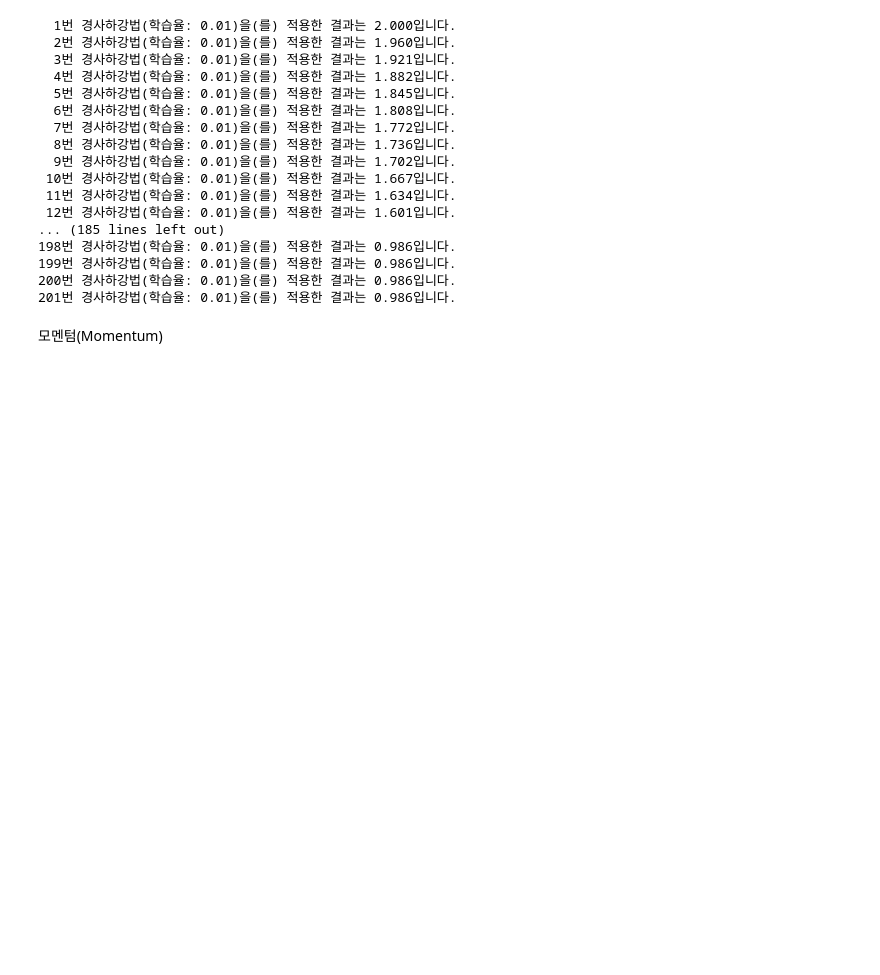
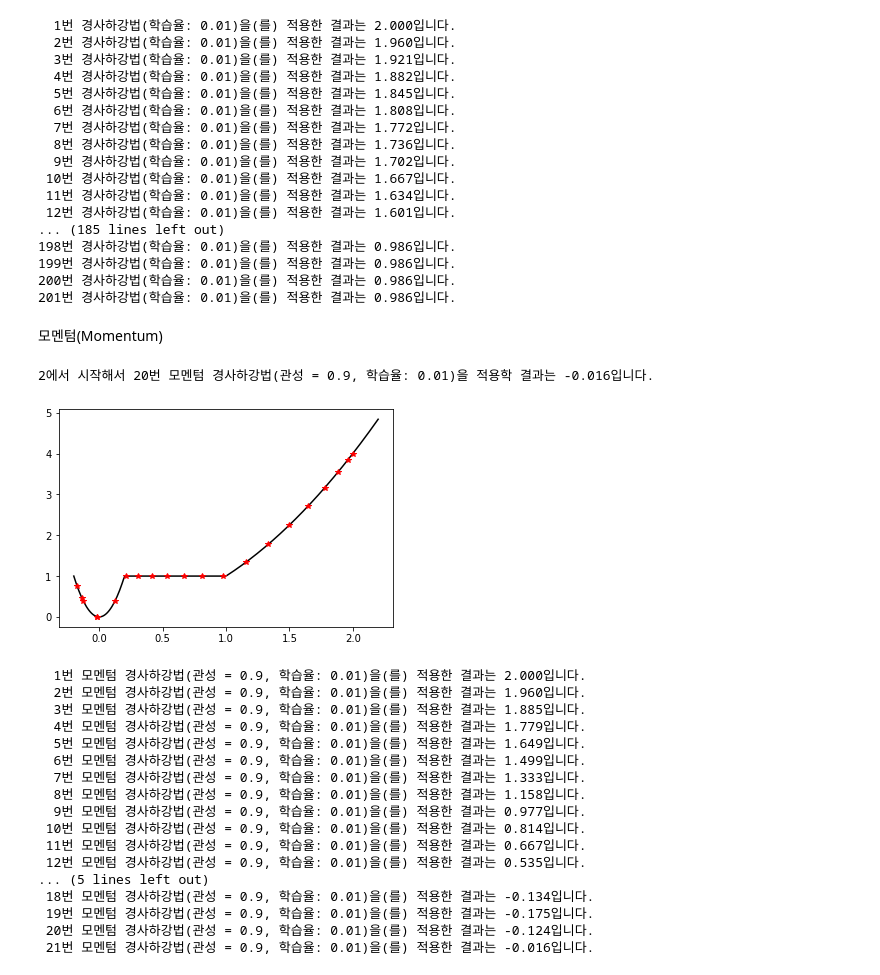
Before and after one commit to silver159/python_MashineLearning, a Jupyter notebook: 23_Optimizer_경사하강법_모멘텀.ipynb, the cells around one changed output. Saved outputs shown, nothing was run; the diff lists cells and outputs as text; code cells hidden in the pictures; blank space fills up the shorter version.

```diff
--- a/23_Optimizer_경사하강법_모멘텀.ipynb
+++ b/23_Optimizer_경사하강법_모멘텀.ipynb
@@ -213,3 +213,48 @@ ex5.history()
 201번 경사하강법(학습율: 0.01)을(를) 적용한 결과는 0.986입니다.
 # %% [markdown]
 모멘텀(Momentum)
+# %%
+# 모멘텀 클래스, 옵티마이저
+class Momentum_descent:
+    def __init__(self, mu, lr, h = 1e-6):
+        self.previous = 0 # 이전에 얼마나 움직였나를 기록한다.
+        self.mu = mu # 관성, 보통 0.8이나 0.9를 사용한다.
+        self.lr = lr
+        self.h = h
+
+    def n_D(self, f, x):
+        return (f(x + self.h) - f(x - self.h)) / (2 * self.h)
+
+    def update(self, f, x):
+        dx = self.mu * self.previous - self.lr * self.n_D(f, x)
+        self.previous = dx # 다음 연산시 이전 값으로 사용하기 위해 저장한다.
+        return x + dx
+
+    def __str__(self):
+        return '모멘텀 경사하강법(관성 = {}, 학습율: {})'.format(self.mu, self.lr)
+# %%
+mom_opti = Momentum_descent(0.9, 0.01)
+ex6 = one_variable_ftn(f3, mom_opti) # 가운데가 평평한(기울기가 0) 구간이 있는 조금 더 복잡한 함수
+ex6.run(2, 20)
+ex6.visualize(-0.2, 2.2)
+ex6.history()
+# %% [output]
+2에서 시작해서 20번 모멘텀 경사하강법(관성 = 0.9, 학습율: 0.01)을 적용학 결과는 -0.016입니다.
+[figure, added]
+  1번 모멘텀 경사하강법(관성 = 0.9, 학습율: 0.01)을(를) 적용한 결과는 2.000입니다.
+  2번 모멘텀 경사하강법(관성 = 0.9, 학습율: 0.01)을(를) 적용한 결과는 1.960입니다.
+  3번 모멘텀 경사하강법(관성 = 0.9, 학습율: 0.01)을(를) 적용한 결과는 1.885입니다.
+  4번 모멘텀 경사하강법(관성 = 0.9, 학습율: 0.01)을(를) 적용한 결과는 1.779입니다.
+  5번 모멘텀 경사하강법(관성 = 0.9, 학습율: 0.01)을(를) 적용한 결과는 1.649입니다.
+  6번 모멘텀 경사하강법(관성 = 0.9, 학습율: 0.01)을(를) 적용한 결과는 1.499입니다.
+  7번 모멘텀 경사하강법(관성 = 0.9, 학습율: 0.01)을(를) 적용한 결과는 1.333입니다.
+  8번 모멘텀 경사하강법(관성 = 0.9, 학습율: 0.01)을(를) 적용한 결과는 1.158입니다.
+  9번 모멘텀 경사하강법(관성 = 0.9, 학습율: 0.01)을(를) 적용한 결과는 0.977입니다.
+ 10번 모멘텀 경사하강법(관성 = 0.9, 학습율: 0.01)을(를) 적용한 결과는 0.814입니다.
+ 11번 모멘텀 경사하강법(관성 = 0.9, 학습율: 0.01)을(를) 적용한 결과는 0.667입니다.
+ 12번 모멘텀 경사하강법(관성 = 0.9, 학습율: 0.01)을(를) 적용한 결과는 0.535입니다.
+... (5 lines left out)
+ 18번 모멘텀 경사하강법(관성 = 0.9, 학습율: 0.01)을(를) 적용한 결과는 -0.134입니다.
+ 19번 모멘텀 경사하강법(관성 = 0.9, 학습율: 0.01)을(를) 적용한 결과는 -0.175입니다.
+ 20번 모멘텀 경사하강법(관성 = 0.9, 학습율: 0.01)을(를) 적용한 결과는 -0.124입니다.
+ 21번 모멘텀 경사하강법(관성 = 0.9, 학습율: 0.01)을(를) 적용한 결과는 -0.016입니다.
```
Also changed, not shown: 4 other files.
